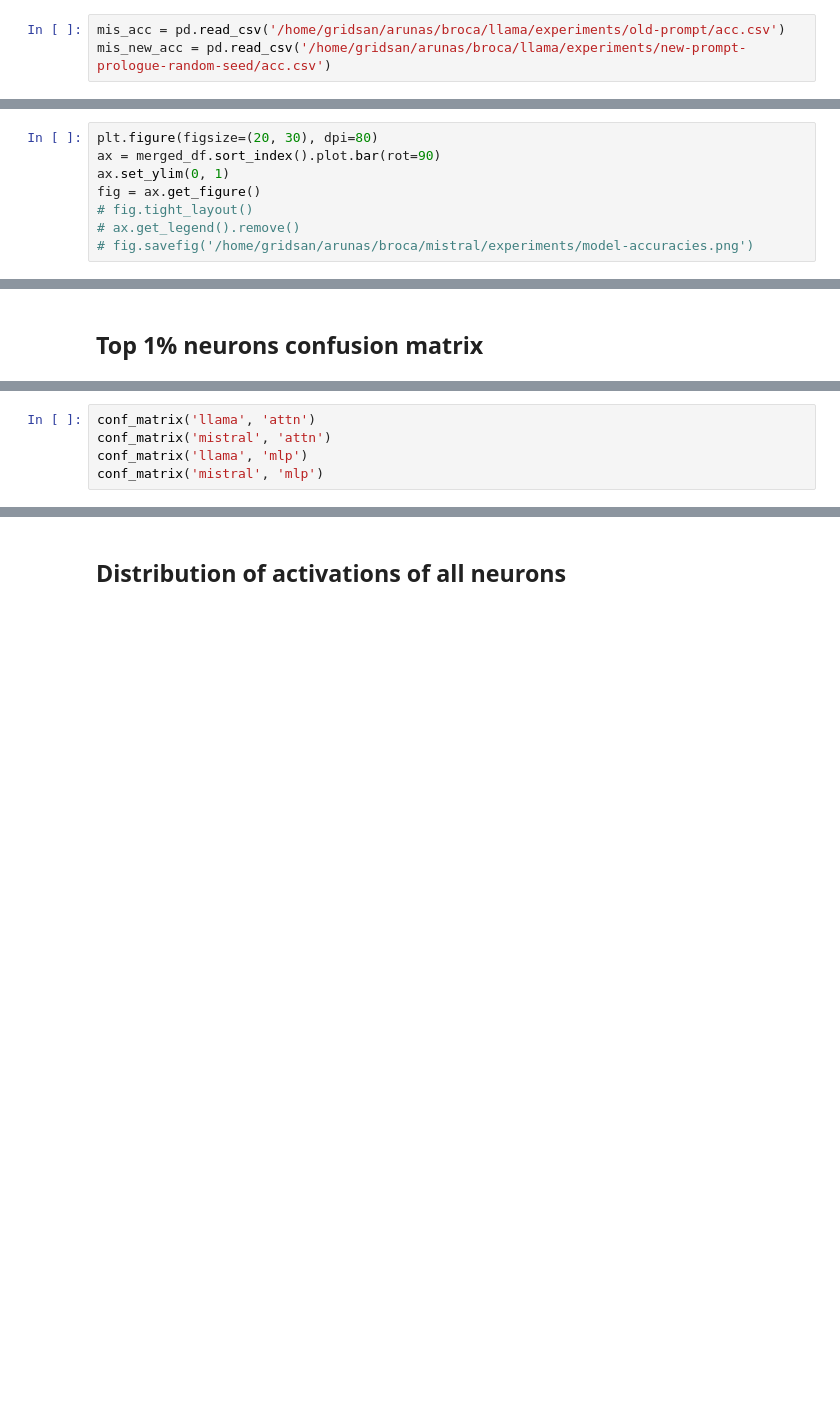
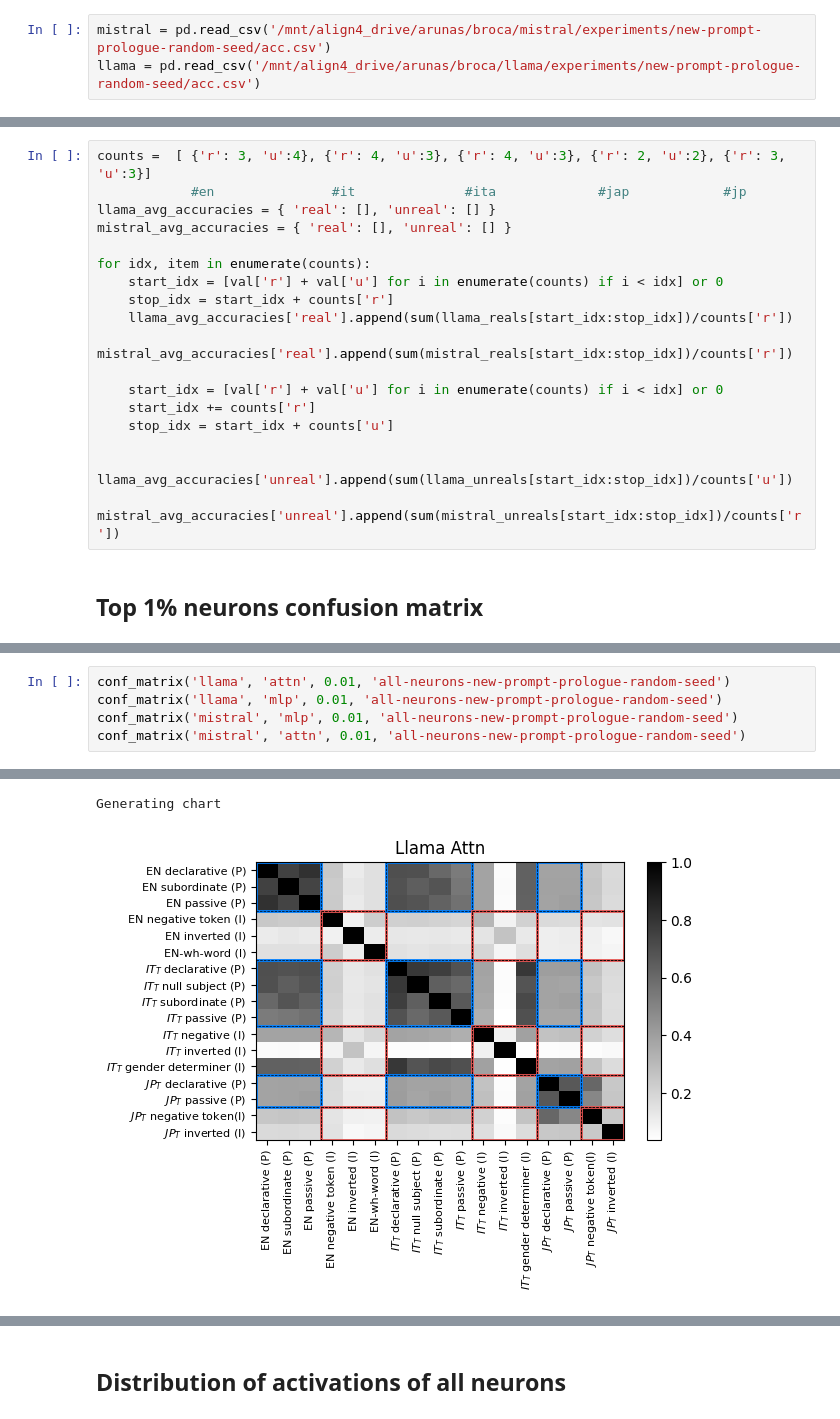
Before and after one commit to arunasank/disjoint-processing-llms, a Jupyter notebook: mistral/atp/attr-patching-charts.ipynb, the cells around one changed output, grey strips where cells are left out. Saved outputs shown, nothing was run; the diff lists cells and outputs as text; blank space fills up the shorter version.

```diff
--- a/mistral/atp/attr-patching-charts.ipynb
+++ b/mistral/atp/attr-patching-charts.ipynb
@@ -9,5 +13,5 @@ import torch
 # %% [markdown]
 ## Training accuracies
 # %%
-mis_acc = pd.read_csv('/home/gridsan/arunas/broca/llama/experiments/old-prompt/acc.csv')
-mis_new_acc = pd.read_csv('/home/gridsan/arunas/broca/llama/experiments/new-prompt-prologue-random-seed/acc.csv')
+mistral = pd.read_csv('/mnt/align4_drive/arunas/broca/mistral/experiments/new-prompt-prologue-random-seed/acc.csv')
+llama = pd.read_csv('/mnt/align4_drive/arunas/broca/llama/experiments/new-prompt-prologue-random-seed/acc.csv')
@@ -19,8 +159,0 @@ merged_df.index=merged_df['type']
-# %%
-plt.figure(figsize=(20, 30), dpi=80)
-ax = merged_df.sort_index().plot.bar(rot=90)
-ax.set_ylim(0, 1)
-fig = ax.get_figure()
-# fig.tight_layout()
-# ax.get_legend().remove()
-# fig.savefig('/home/gridsan/arunas/broca/mistral/experiments/model-accuracies.png')
@@ -30,3 +160,21 @@ fig = ax.get_figure()
+# %%
+counts =  [ {'r': 3, 'u':4}, {'r': 4, 'u':3}, {'r': 4, 'u':3}, {'r': 2, 'u':2}, {'r': 3, 'u':3}]
+            #en               #it              #ita             #jap            #jp
+llama_avg_accuracies = { 'real': [], 'unreal': [] }
+mistral_avg_accuracies = { 'real': [], 'unreal': [] }
+
+for idx, item in enumerate(counts):
+    start_idx = [val['r'] + val['u'] for i in enumerate(counts) if i < idx] or 0
+    stop_idx = start_idx + counts['r']
+    llama_avg_accuracies['real'].append(sum(llama_reals[start_idx:stop_idx])/counts['r'])
+    mistral_avg_accuracies['real'].append(sum(mistral_reals[start_idx:stop_idx])/counts['r'])
+
+    start_idx = [val['r'] + val['u'] for i in enumerate(counts) if i < idx] or 0
+    start_idx += counts['r']
+    stop_idx = start_idx + counts['u']
+
+    llama_avg_accuracies['unreal'].append(sum(llama_unreals[start_idx:stop_idx])/counts['u'])
+    mistral_avg_accuracies['unreal'].append(sum(mistral_unreals[start_idx:stop_idx])/counts['r'])
 # %% [markdown]
 ## Top 1% neurons confusion matrix
 # %%
@@ -63,6 +275,7 @@ def conf_matrix(model, component, topK):
     plt.show()
 # %%
-conf_matrix('llama', 'attn')
-conf_matrix('mistral', 'attn')
-conf_matrix('llama', 'mlp')
-conf_matrix('mistral', 'mlp')
+conf_matrix('llama', 'attn', 0.01, 'all-neurons-new-prompt-prologue-random-seed')
+conf_matrix('llama', 'mlp', 0.01, 'all-neurons-new-prompt-prologue-random-seed')
+conf_matrix('mistral', 'mlp', 0.01, 'all-neurons-new-prompt-prologue-random-seed')
+conf_matrix('mistral', 'attn', 0.01, 'all-neurons-new-prompt-prologue-random-seed')
+# %% [output]
@@ -68,0 +286,2 @@ conf_matrix('mistral', 'mlp')
+Generating chart
+[figure, added]
```
Also changed, not shown: parts of 13 cells of this notebook, 18 other files.
